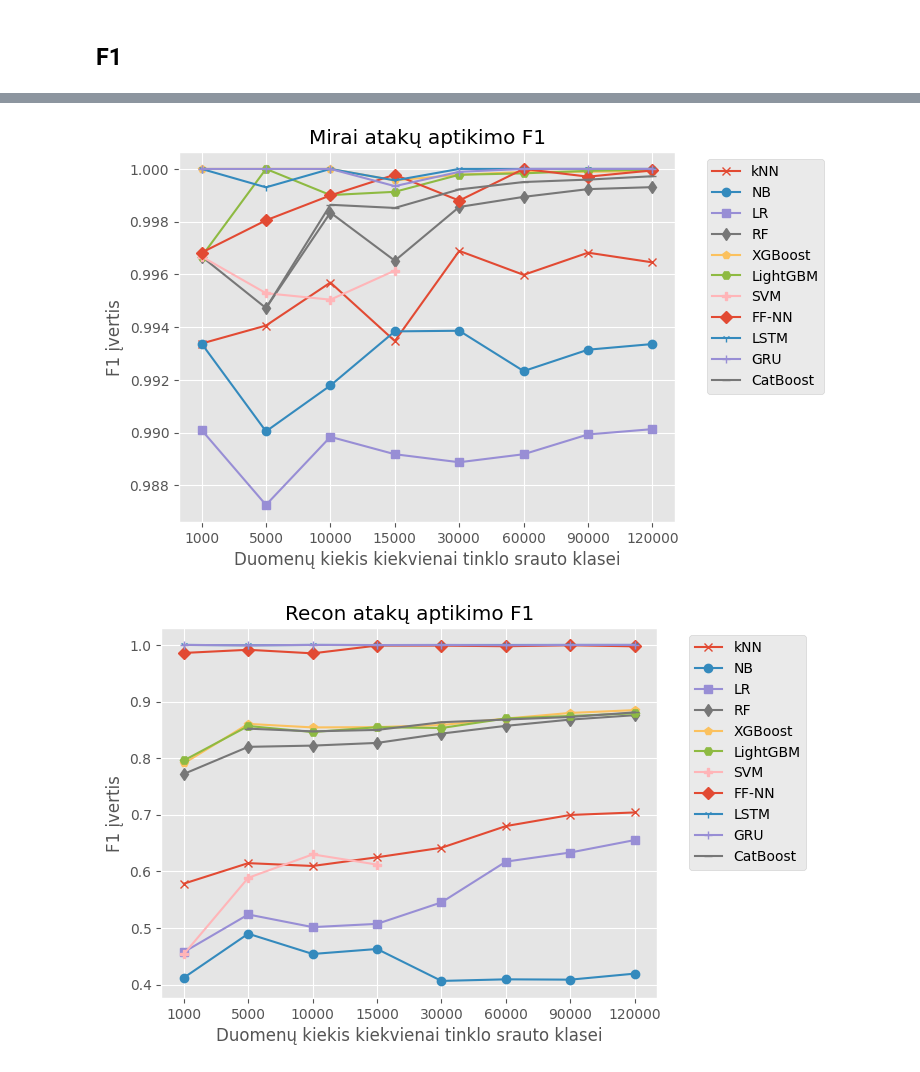
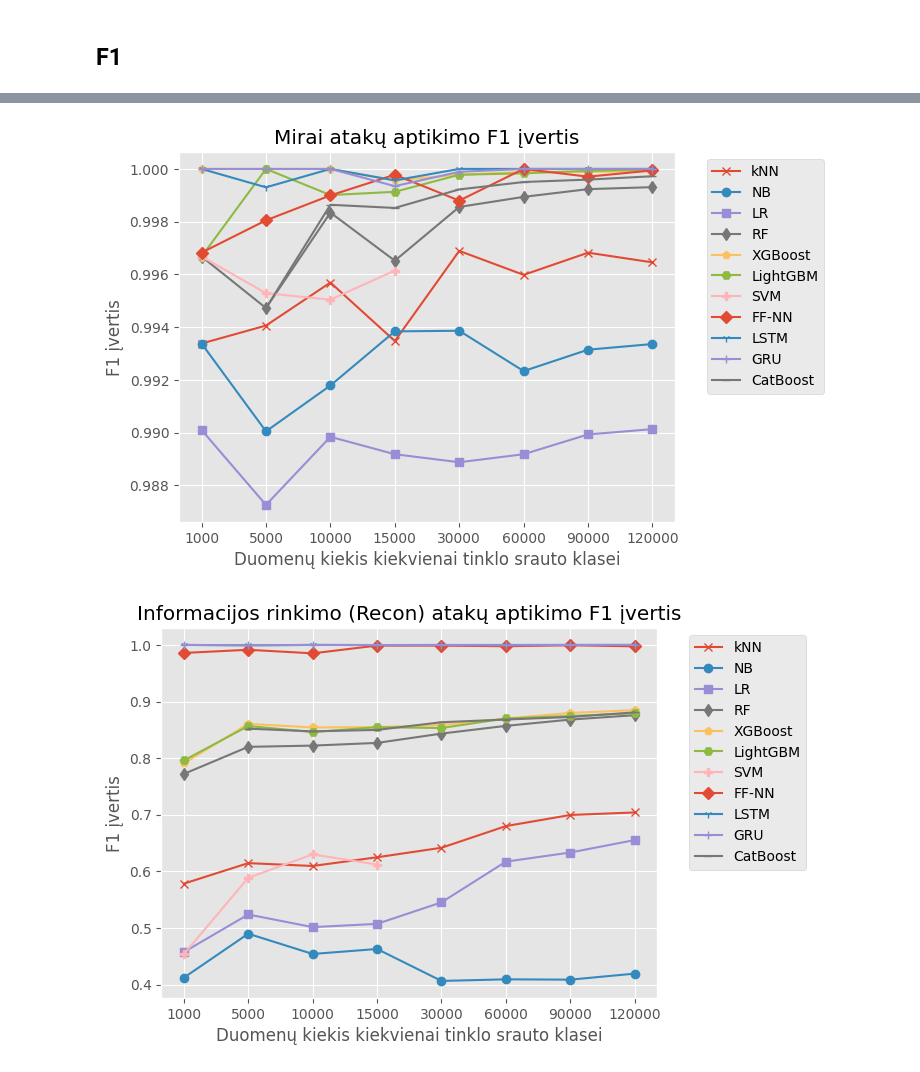
Before and after one commit to KostasEreksonas/Magistrinis, a Jupyter notebook: Time_series.ipynb, the cells around one changed output, grey strips where cells are left out. Cells and saved outputs as stored; diff of their text form; code cells hidden in the pictures.

Commit message:
Updated graph names

```diff
--- a/Time_series.ipynb
+++ b/Time_series.ipynb
@@ -35,6 +35,10 @@ def plot_time_series(metric, name):
         y_label = "Laikas (s)"
     elif name == "Daugiaklasė klasifikacija - Klasifikavimo Laikas":
         y_label = "Laikas (ms)"
+    elif name == "Daugiaklasė klasifikacija - Precizija":
+        y_label = "Precizija"
+    elif name == "Daugiaklasė klasifikacija - Atpažinimas":
+        y_label = "Atpažinimas"
     else:
         y_label = "F1 įvertis"
     ax.set_ylabel(y_label)
@@ -739,12 +743,12 @@ plot_time_series(dos_f1, "Paslaugos trikdymo atakų aptikimo F1")
 # %%
 mirai_f1 = pd.DataFrame(mirai_f1).transpose()
-plot_time_series(mirai_f1, "Mirai atakų aptikimo F1")
+plot_time_series(mirai_f1, "Mirai atakų aptikimo F1 įvertis")
 # %% [output]
-[figure, old version]
+[figure, new version]
 # %%
 recon_f1 = pd.DataFrame(recon_f1).transpose()
-plot_time_series(recon_f1, "Recon atakų aptikimo F1")
+plot_time_series(recon_f1, "Informacijos rinkimo (Recon) atakų aptikimo F1 įvertis")
 # %% [output]
-[figure, old version]
+[figure, new version]
 # %%
 spoofing_f1 = pd.DataFrame(spoofing_f1).transpose()
```
Also changed, not shown: parts of 17 cells of this notebook.
